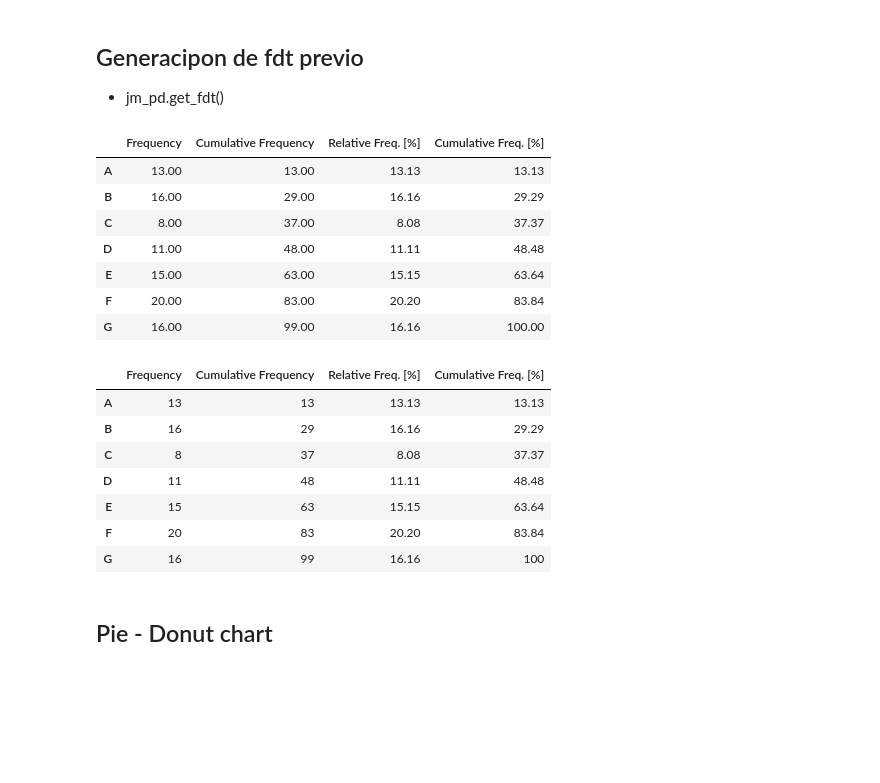
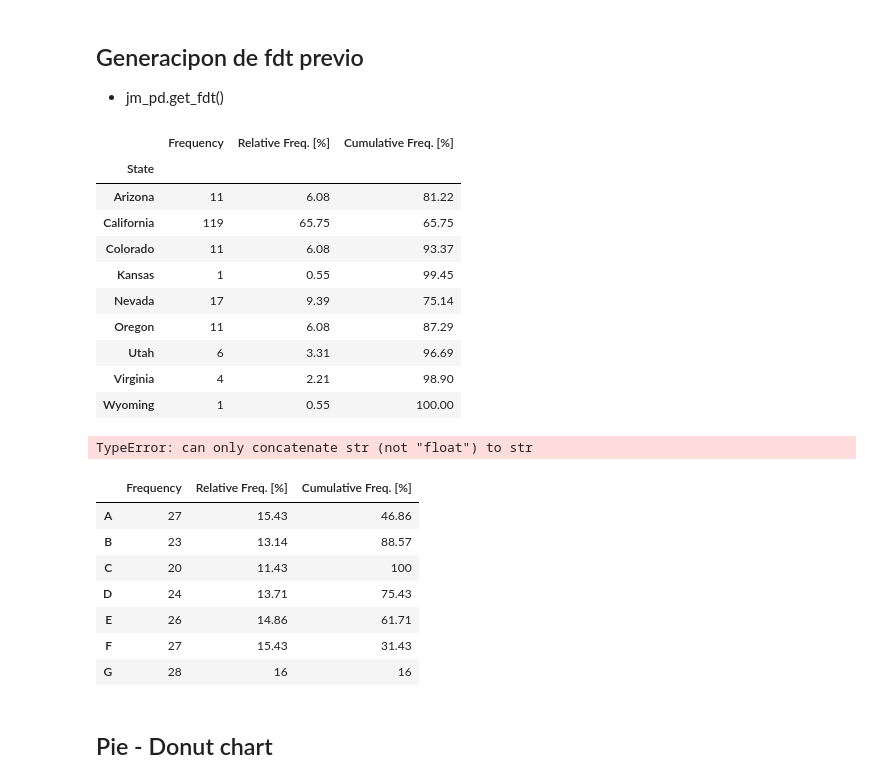
Before and after one commit to jmonti-gh/jm_datascience, a Jupyter notebook: test_jm/test_charts.ipynb, the cells around one changed output. Drawn from its saved outputs; the diff is of its cells as text; code cells hidden in the pictures; blank space fills up the shorter version.

```diff
--- a/test_jm/test_charts.ipynb
+++ b/test_jm/test_charts.ipynb
@@ -62,24 +62,35 @@ Name: count, dtype: int64
 ## Generacipon de fdt previo
 - jm_pd.get_fdt()
 # %%
-jm_pd.get_fdt(lst_str, must_count=True).map(jm_prt.fmt_nums)
+# jm_pd.get_fdt(lst_str, must_count=True).map(jm_prt.fmt_nums)
-# %% [output]
-|  | Frequency | Cumulative Frequency | Relative Freq. [%] | Cumulative Freq. [%] |
-| A | 13.00 | 13.00 | 13.13 | 13.13 |
-| B | 16.00 | 29.00 | 16.16 | 29.29 |
-| C | 8.00 | 37.00 | 8.08 | 37.37 |
-| D | 11.00 | 48.00 | 11.11 | 48.48 |
-| E | 15.00 | 63.00 | 15.15 | 63.64 |
-| F | 20.00 | 83.00 | 20.20 | 83.84 |
-| G | 16.00 | 99.00 | 16.16 | 100.00 |
 # %%
-jm_pd.get_fdt(lst_str, must_count=True, fmt_values=True)
+# jm_pd.get_fdt(lst_str, must_count=True, fmt_values=True, plain_relatives=False, sort='asc')
+jm_pd.get_fdt(df['State'], must_count=True, fmt_values=True, plain_relatives=False, sort='ix_asc')
 # %% [output]
-|  | Frequency | Cumulative Frequency | Relative Freq. [%] | Cumulative Freq. [%] |
-| A | 13 | 13 | 13.13 | 13.13 |
-| B | 16 | 29 | 16.16 | 29.29 |
-| C | 8 | 37 | 8.08 | 37.37 |
-| D | 11 | 48 | 11.11 | 48.48 |
-| E | 15 | 63 | 15.15 | 63.64 |
-| F | 20 | 83 | 20.20 | 83.84 |
-| G | 16 | 99 | 16.16 | 100 |
+|  | Frequency | Relative Freq. [%] | Cumulative Freq. [%] |
+| State |  |  |  |
+| Arizona | 11 | 6.08 | 81.22 |
+| California | 119 | 65.75 | 65.75 |
+| Colorado | 11 | 6.08 | 93.37 |
+| Kansas | 1 | 0.55 | 99.45 |
+| Nevada | 17 | 9.39 | 75.14 |
+| Oregon | 11 | 6.08 | 87.29 |
+| Utah | 6 | 3.31 | 96.69 |
+| Virginia | 4 | 2.21 | 98.90 |
+| Wyoming | 1 | 0.55 | 100.00 |
+# %%
+fig = jm_pd.plt_pareto(df['State'])
+# %% [output]
+TypeError: can only concatenate str (not "float") to str
+# %%
+# jm_pd.get_fdt(lst_str, must_count=True, fmt_values=True, plain_relatives=False, sort='asc')
+jm_pd.get_fdt(sr_counted, fmt_values=True, plain_relatives=False, sort='ix_asc')
+# %% [output]
+|  | Frequency | Relative Freq. [%] | Cumulative Freq. [%] |
+| A | 27 | 15.43 | 46.86 |
+| B | 23 | 13.14 | 88.57 |
+| C | 20 | 11.43 | 100 |
+| D | 24 | 13.71 | 75.43 |
+| E | 26 | 14.86 | 61.71 |
+| F | 27 | 15.43 | 31.43 |
+| G | 28 | 16 | 16 |
```
Also changed, not shown: parts of 3 cells of this notebook, 1 other file.
